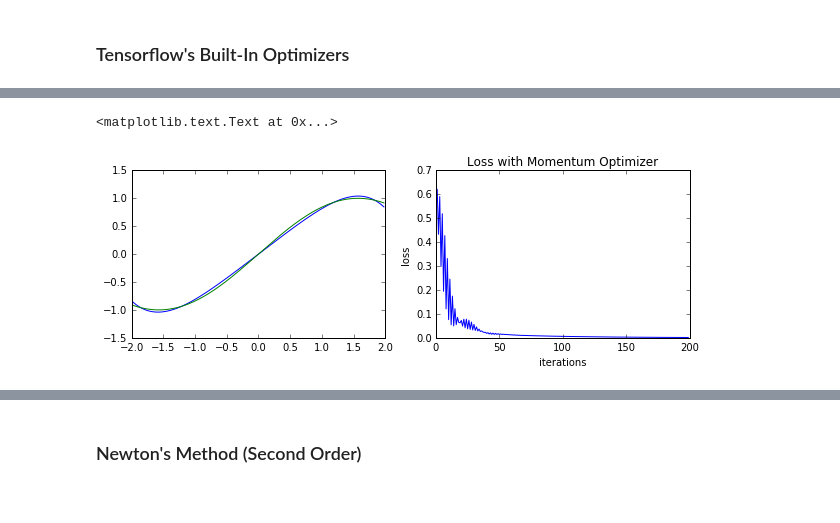
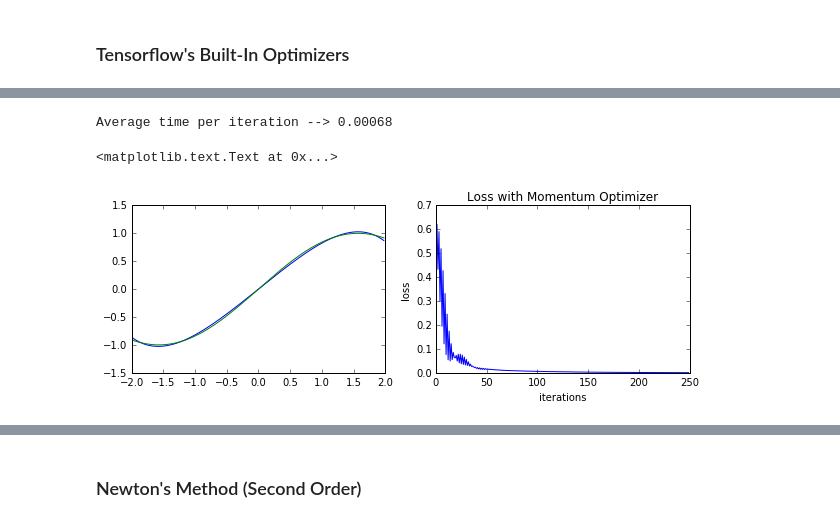
Before and after one commit to neuroailab/psych253, a Jupyter notebook: Lecture9.ipynb, the cells around one changed output, grey strips where cells are left out. Drawn from its saved outputs; the diff is of its cells as text; code cells hidden in the pictures.

```diff
--- a/Lecture9.ipynb
+++ b/Lecture9.ipynb
@@ -416,3 +416,5 @@ coefficients = tf.get_variable('coefficients',
 #gotta run the initializer again b/c we just defined a new trainable variable
 initializer = tf.global_variables_initializer()
 sess.run(initializer)
+# %%
+sess.run(coefficients)
@@ -534,0 +611,25 @@ plt.plot(xval, yval)
+# %%
+losses, coefvals, grads = gradient_descent_with_momentum(loss=polynomial_loss,
+                                        target=coefficients,
+                                        initial_guess=np.zeros(approximation_order),
+                                        learning_rate=0.01,  #<-- can use higher learning rate!
+                                        momentum=0.9,
+                                        training_data=data_dict,
+                                        num_iterations=250)  #<-- can get away from fewer iterations!
+
+x0 = coefvals[-1]
+assign_op = tf.assign(coefficients, x0)
+sess.run(assign_op)
+
+plt.figure(figsize=(10, 3))
+plt.subplot(1, 2, 1)
+plt.plot(xval, sess.run(polynomial_model, feed_dict={x:xval}))
+plt.plot(xval, yval)
+
+plt.subplot(1, 2, 2)
+plt.plot(losses)
+plt.xlabel('iterations')
+plt.ylabel('loss')
+plt.title('Loss with Gradient Descent')
+
+#so momentum is really useful
@@ -556,14 +661,18 @@ def tf_builtin_optimization(loss,
 
     targetvals = []
     losses = []
+    times = []
     for i in range(num_iterations):
+        t0 = time.time()
         output = sess.run({'opt': optimizer_op,
                            'target': target,
                            'loss': loss},
                           feed_dict=training_data)
+        times.append(time.time() - t0)
         targetvals.append(output['target'])
         losses.append(output['loss'])
 
+    print('Average time per iteration --> %.5f' % np.mean(times))
     return np.array(losses), targetvals
 # %%
 xval = np.arange(-2, 2, .02)
@@ -603,38 +713,38 @@ plt.title('Loss with Gradient Descent')
 # %%
 #Let's use the Momentum Optimizer. standard parameters for learning
 #are learning_rate = 0.01 and momentum = 0.9
 
 xval = np.arange(-2, 2, .02)
 yval = np.sin(xval )
 data_dict = {x: xval, y:yval}
 
 losses, coefvals = tf_builtin_optimization(loss=polynomial_loss,
                               optimizer_class=tf.train.MomentumOptimizer,
                               target=coefficients,
                               training_data=data_dict,
-                              num_iterations=200, #<-- notice many fewer iteratins
+                              num_iterations=250,
                               optimizer_kwargs={'learning_rate': 0.01,
                                                 'momentum': 0.9})
 x0 = coefvals[-1]
 assign_op = tf.assign(coefficients, x0)
 sess.run(assign_op)
 
 plt.figure(figsize=(10, 3))
 plt.subplot(1, 2, 1)
 plt.plot(xval, sess.run(polynomial_model, feed_dict={x:xval}))
 plt.plot(xval, yval)
 
 plt.subplot(1, 2, 2)
 plt.plot(losses)
 plt.xlabel('iterations')
 plt.ylabel('loss')
 plt.title('Loss with Momentum Optimizer')
 
-#basically momentum allows us to get away with a higher initial learning rate
-#(and thus fewer iterations) without blowing up
+#again reproducing what we see before by hand
 # %% [output]
-<matplotlib.text.Text at 0x...>
+Average time per iteration --> 0.00068
+<matplotlib.text.Text at 0x...>
-[figure, old version]
+[figure, new version]
 # %%
 #and we can try some other stuff, such as the Adam Optimizer
 
```
Also changed, not shown: parts of 12 cells of this notebook.
